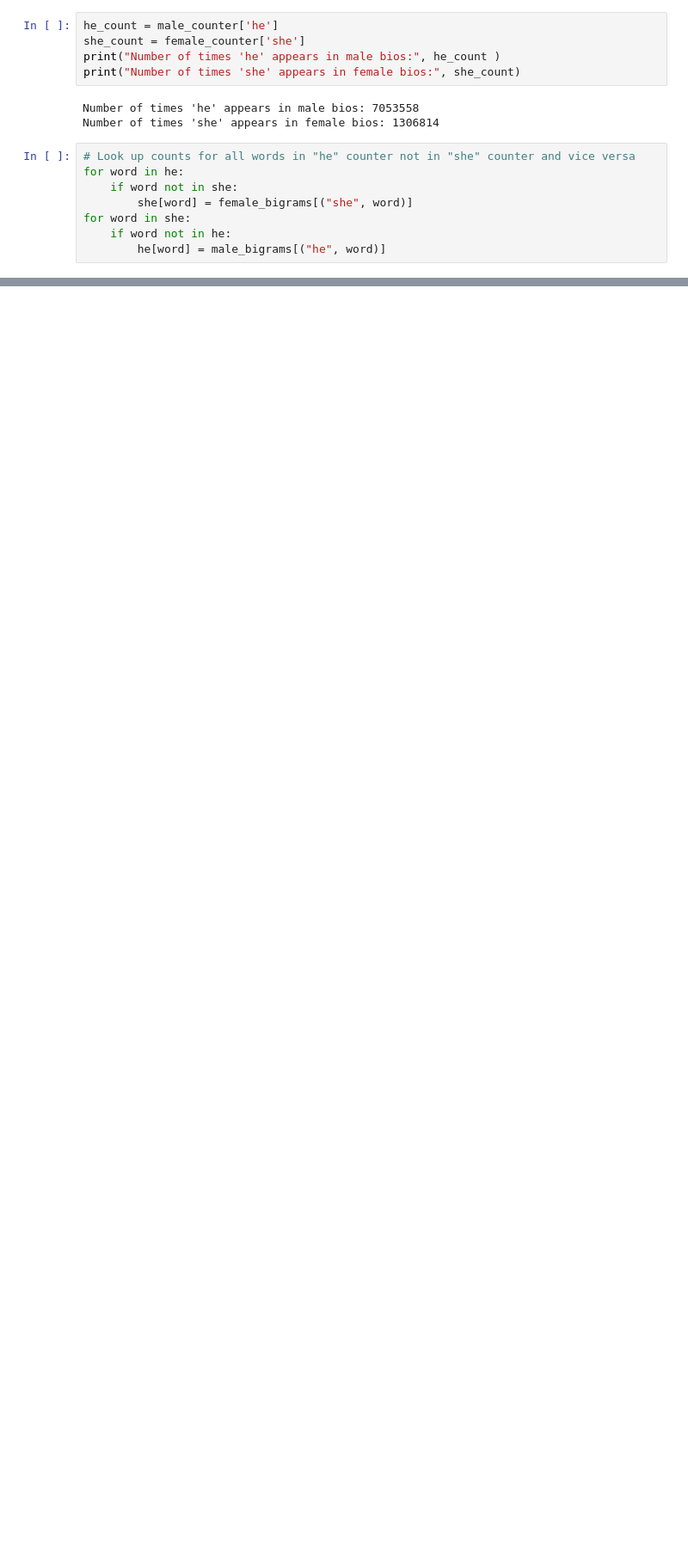
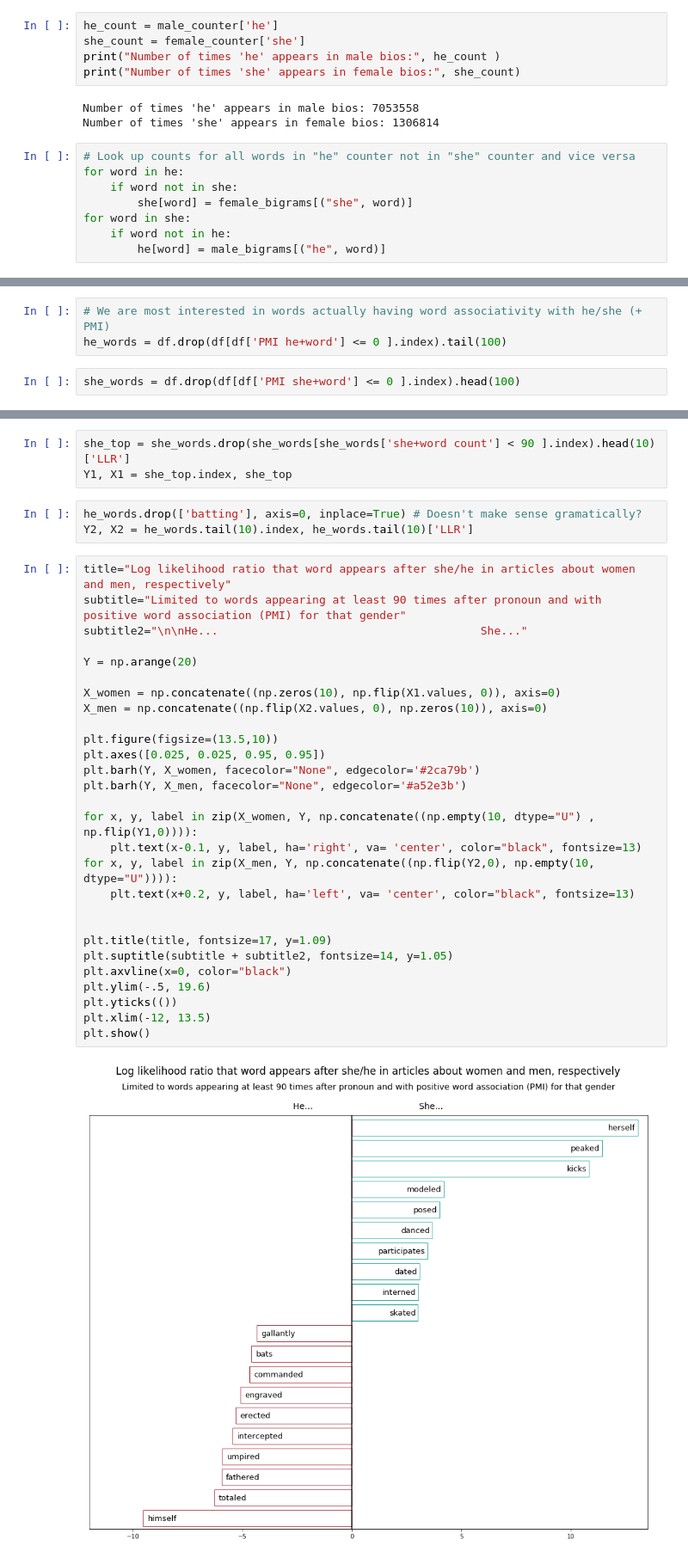
Before and after one commit to vfoss/w266-final, a Jupyter notebook: wiki_bigrams.ipynb, the cells around one changed output, grey strips where cells are left out. Shown: that part at 86% size. Cells and saved outputs as stored; diff of their text form; blank space fills up the shorter version.

```diff
--- a/wiki_bigrams.ipynb
+++ b/wiki_bigrams.ipynb
@@ -631,0 +669,5 @@ df.tail(25)
+# %%
+# We are most interested in words actually having word associativity with he/she (+ PMI)
+he_words = df.drop(df[df['PMI he+word'] <= 0 ].index).tail(100)
+# %%
+she_words = df.drop(df[df['PMI she+word'] <= 0 ].index).head(100)
@@ -631,0 +716,36 @@ df.tail(25)
+# %%
+she_top = she_words.drop(she_words[she_words['she+word count'] < 90 ].index).head(10)['LLR']
+Y1, X1 = she_top.index, she_top
+# %%
+he_words.drop(['batting'], axis=0, inplace=True) # Doesn't make sense gramatically?
+Y2, X2 = he_words.tail(10).index, he_words.tail(10)['LLR']
+# %%
+title="Log likelihood ratio that word appears after she/he in articles about women and men, respectively"
+subtitle="Limited to words appearing at least 90 times after pronoun and with positive word association (PMI) for that gender"
+subtitle2="\n\nHe...                                       She..."
+
+Y = np.arange(20)
+
+X_women = np.concatenate((np.zeros(10), np.flip(X1.values, 0)), axis=0)
+X_men = np.concatenate((np.flip(X2.values, 0), np.zeros(10)), axis=0)
+
+plt.figure(figsize=(13.5,10))
+plt.axes([0.025, 0.025, 0.95, 0.95])
+plt.barh(Y, X_women, facecolor="None", edgecolor='#2ca79b')
+plt.barh(Y, X_men, facecolor="None", edgecolor='#a52e3b')
+
+for x, y, label in zip(X_women, Y, np.concatenate((np.empty(10, dtype="U") , np.flip(Y1,0)))):
+    plt.text(x-0.1, y, label, ha='right', va= 'center', color="black", fontsize=13)
+for x, y, label in zip(X_men, Y, np.concatenate((np.flip(Y2,0), np.empty(10, dtype="U")))):
+    plt.text(x+0.2, y, label, ha='left', va= 'center', color="black", fontsize=13)
+
+
+plt.title(title, fontsize=17, y=1.09)
+plt.suptitle(subtitle + subtitle2, fontsize=14, y=1.05)
+plt.axvline(x=0, color="black")
+plt.ylim(-.5, 19.6)
+plt.yticks(())
+plt.xlim(-12, 13.5)
+plt.show()
+# %% [output]
+[figure, added]
```
Also changed, not shown: parts of 39 cells of this notebook, 1 other file.
